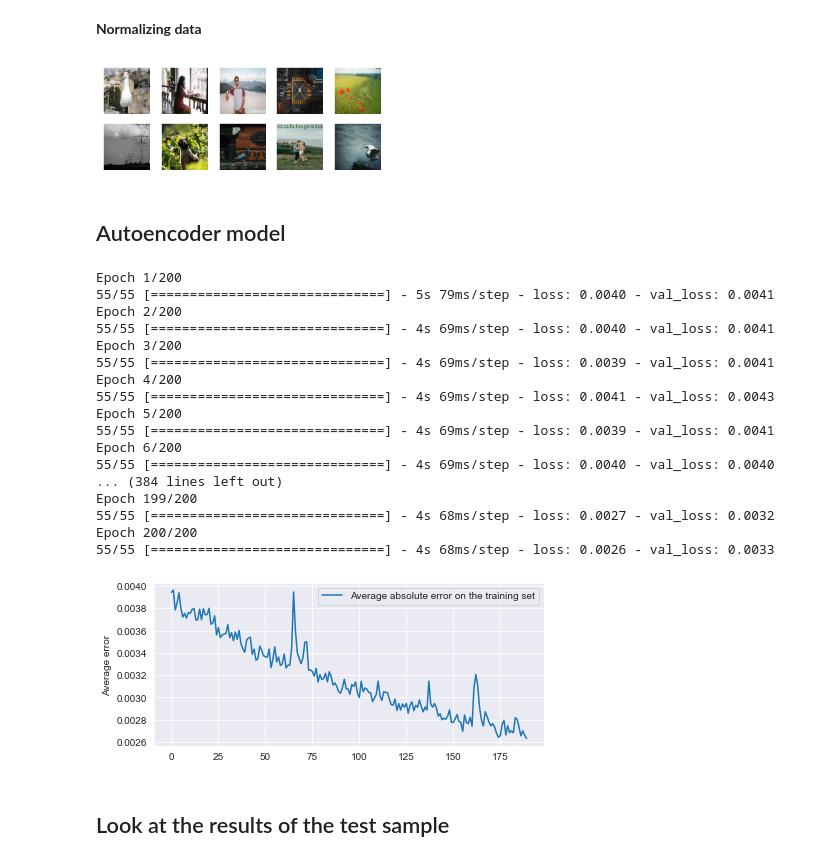
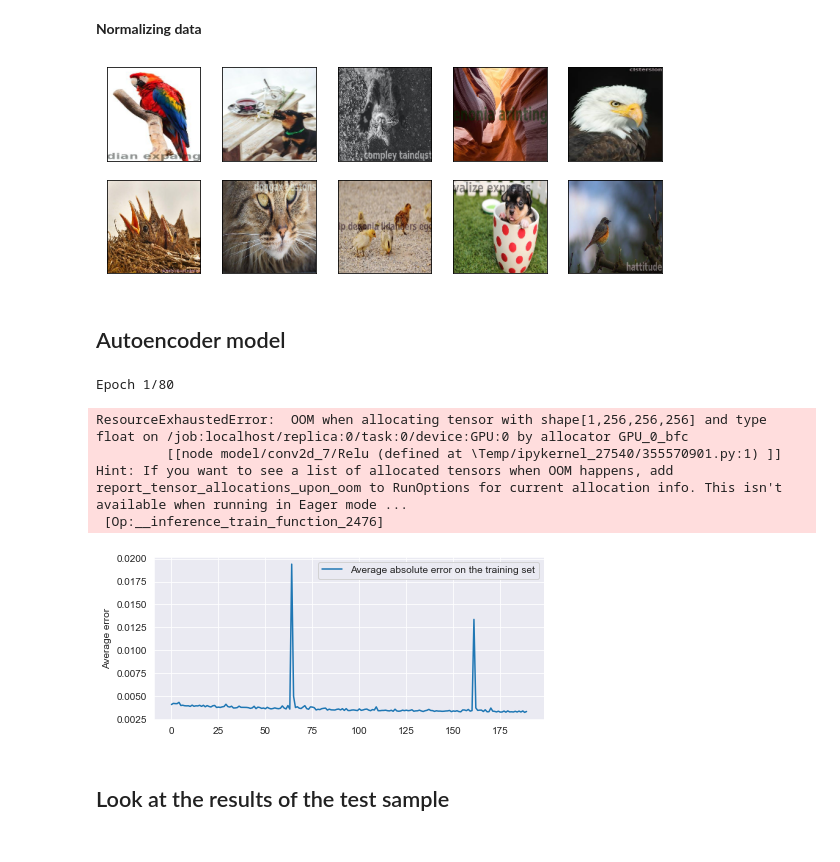
Before and after one commit to xanderkov/RWDL, a Jupyter notebook: notebook/main.ipynb, the cells around one changed output. Drawn from its saved outputs; the diff is of its cells as text; code cells hidden in the pictures.

Commit message:
Added file creat train

```diff
--- a/notebook/main.ipynb
+++ b/notebook/main.ipynb
@@ -12,9 +12,7 @@ from tensorflow.keras.models import Model
 from tensorflow.keras.optimizers import Adam
 from tensorflow.keras.layers import BatchNormalization, Conv2D, MaxPooling2D, Input, Conv2DTranspose
 import cv2
-import seaborn as sns
 import tensorflow as tf
-sns.set_style('darkgrid')
 # %% [markdown]
 ## Declaration of basic constants
 # %%
@@ -22,8 +20,8 @@ no_path = '../wm-nowm/train/no-watermark/'
 water_path = '../wm-nowm/train/watermark/'
 val_path_water = '../wm-nowm/valid/watermark/'
 val_path_nowater = '../wm-nowm/valid/no-watermark/'
-img_width, img_height = 64, 64
-batch_size = 20
+img_width, img_height = 128, 128
+batch_size = 1
 ImageFile.LOAD_TRUNCATED_IMAGES = True
 # %% [markdown]
 ## Base loading functions
@@ -116,16 +114,16 @@ yVal = yVal / 255
 val_dataset = tf.data.Dataset.from_tensor_slices((xVal, yVal))
 val_dataset = val_dataset.batch(64)
 # %%
-plt.figure(figsize=(5,5))
+plt.figure(figsize=(10,10))
 for i in range(10):
     plt.subplot(5,5,i+1)
     plt.xticks([])
     plt.yticks([])
     plt.grid(False)
-    plt.imshow(cv2.cvtColor(xVal[i].astype('float32'), cv2.COLOR_BGR2RGB))
+    plt.imshow(cv2.cvtColor(xTrain[i].astype('float32'), cv2.COLOR_BGR2RGB))
 plt.show()
 # %% [output]
-[figure, old version]
+[figure, new version]
 # %% [markdown]
 ## Autoencoder model
 # %%
@@ -172,23 +170,11 @@ def baseAutoencoder(width, height):
 # %%
 modelAutoEncoder = baseAutoencoder(img_width, img_height)
 # %%
-history = modelAutoEncoder.fit(xTrain, yTrain, epochs=200, batch_size=32, validation_data=val_dataset)
+history = modelAutoEncoder.fit(xTrain, yTrain, epochs=80, batch_size=batch_size, validation_data=val_dataset)
 # %% [output]
-Epoch 1/200
-55/55 [==============================] - 5s 79ms/step - loss: 0.0040 - val_loss: 0.0041
-Epoch 2/200
-55/55 [==============================] - 4s 69ms/step - loss: 0.0040 - val_loss: 0.0041
-Epoch 3/200
-55/55 [==============================] - 4s 69ms/step - loss: 0.0039 - val_loss: 0.0041
-Epoch 4/200
-55/55 [==============================] - 4s 69ms/step - loss: 0.0041 - val_loss: 0.0043
-Epoch 5/200
-55/55 [==============================] - 4s 69ms/step - loss: 0.0039 - val_loss: 0.0041
-Epoch 6/200
-55/55 [==============================] - 4s 69ms/step - loss: 0.0040 - val_loss: 0.0040
-... (384 lines left out)
-Epoch 199/200
-55/55 [==============================] - 4s 68ms/step - loss: 0.0027 - val_loss: 0.0032
-Epoch 200/200
-55/55 [==============================] - 4s 68ms/step - loss: 0.0026 - val_loss: 0.0033
+Epoch 1/80
+ResourceExhaustedError:  OOM when allocating tensor with shape[1,256,256,256] and type float on /job:localhost/replica:0/task:0/device:GPU:0 by allocator GPU_0_bfc
+         [[node model/conv2d_7/Relu (defined at \Temp/ipykernel_27540/355570901.py:1) ]]
+Hint: If you want to see a list of allocated tensors when OOM happens, add report_tensor_allocations_upon_oom to RunOptions for current allocation info. This isn't available when running in Eager mode ...
+ [Op:__inference_train_function_2476]
 # %%
@@ -199,12 +185,12 @@ modelAutoEncoder.load_weights('../weight/64.h5') # Загружаем модел
 # %%
 plt.figure(figsize=(7,3))
-plt.plot(history.history['loss'][10:],
+plt.plot(history.history['val_loss'][10:],
          label='Average absolute error on the training set')
 plt.ylabel('Average error')
 plt.legend()
 plt.show()
 # %% [output]
-[figure, old version]
+[figure, new version]
 # %% [markdown]
 ## Look at the results of the test sample
 # %%
```
Also changed, not shown: parts of 2 cells of this notebook, 4 other files.
